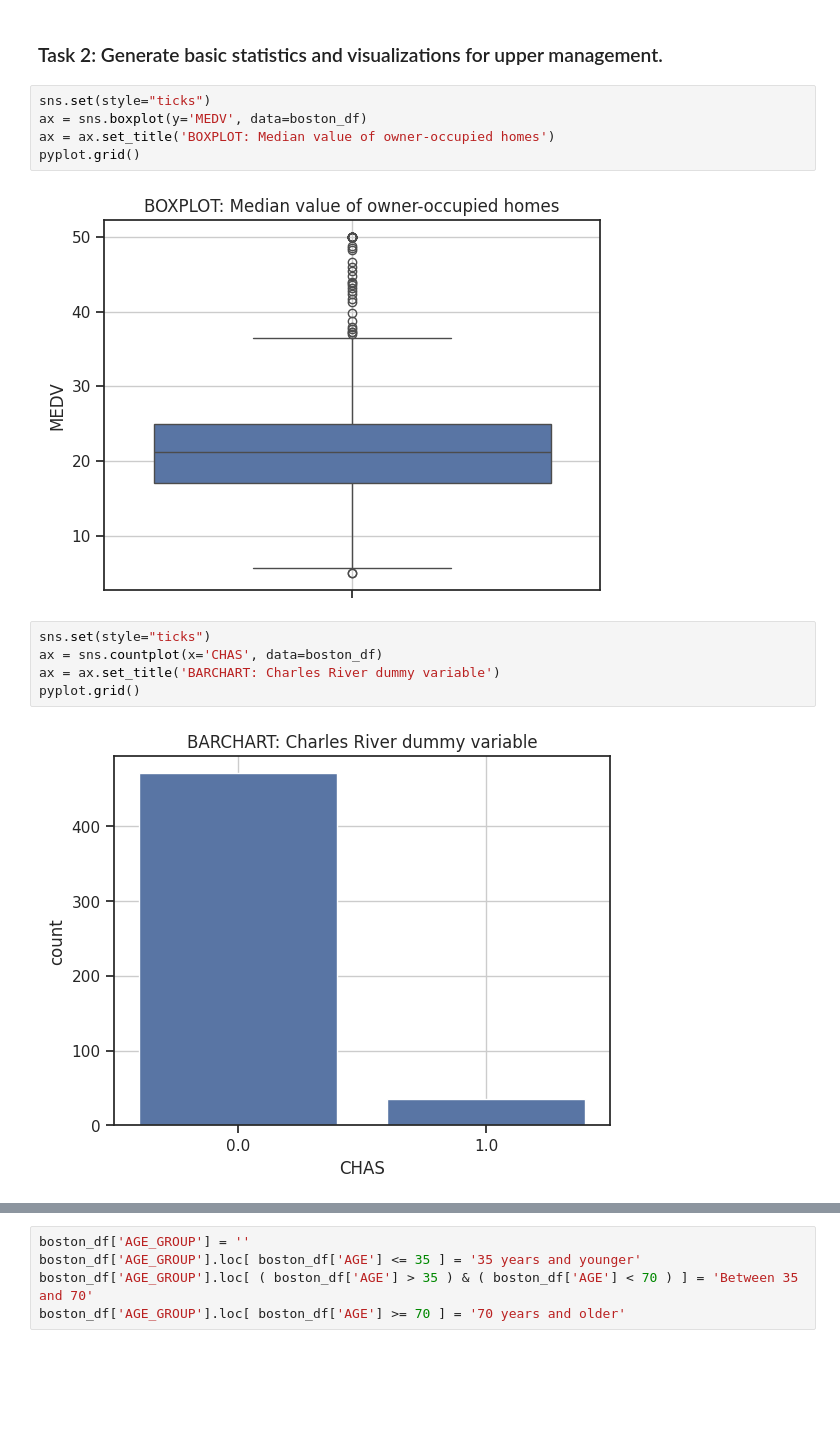
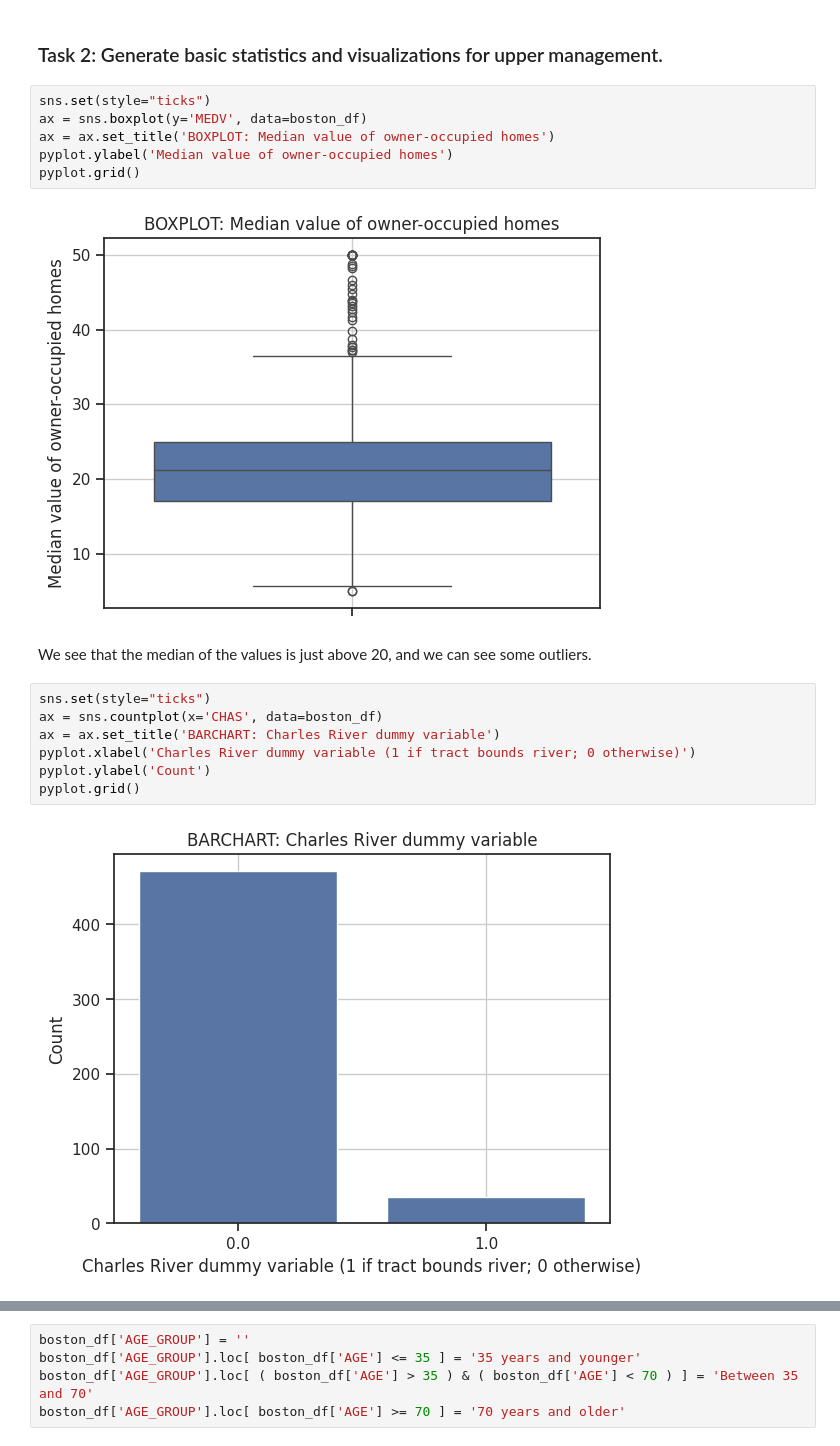
Before and after one commit to albifnt/Python-Basics-for-Data-Science-Project, a Jupyter notebook: Optional_Peer_Graded_Assignment.jupyterlite.ipynb, the cells around one changed output, grey strips where cells are left out. Saved outputs shown, nothing was run; the diff lists cells and outputs as text; blank space fills up the shorter version.

```diff
--- a/Optional_Peer_Graded_Assignment.jupyterlite.ipynb
+++ b/Optional_Peer_Graded_Assignment.jupyterlite.ipynb
@@ -151,13 +151,18 @@ As it is specified in the description, CHAS is a categorical variable assuming v
 sns.set(style="ticks")
 ax = sns.boxplot(y='MEDV', data=boston_df)
 ax = ax.set_title('BOXPLOT: Median value of owner-occupied homes')
+pyplot.ylabel('Median value of owner-occupied homes')
 pyplot.grid()
 # %% [output]
-[figure, old version]
+[figure, new version]
+# %% [markdown]
+We see that the median of the values is just above 20, and we can see some outliers.
 # %%
 sns.set(style="ticks")
 ax = sns.countplot(x='CHAS', data=boston_df)
 ax = ax.set_title('BARCHART: Charles River dummy variable')
+pyplot.xlabel('Charles River dummy variable (1 if tract bounds river; 0 otherwise)')
+pyplot.ylabel('Count')
 pyplot.grid()
 # %% [output]
-[figure, old version]
+[figure, new version]
```
Also changed, not shown: parts of 15 cells of this notebook.
